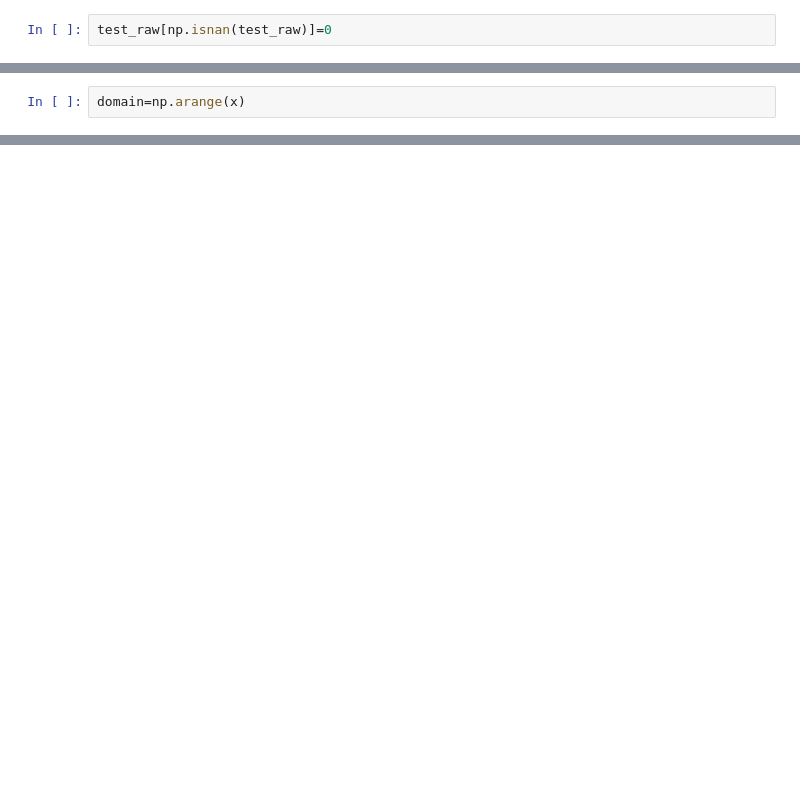
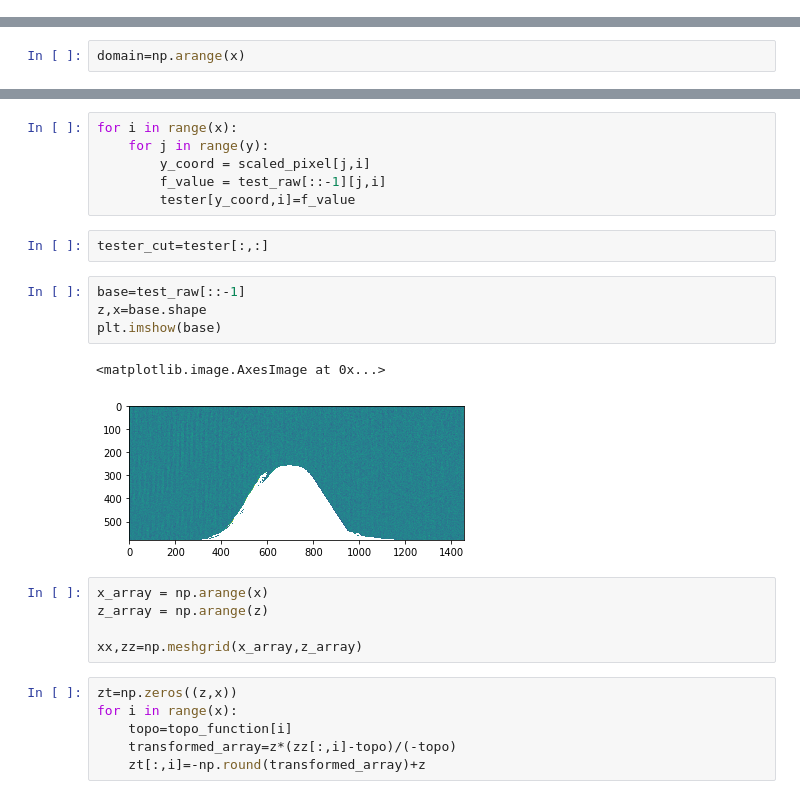
Before and after one commit to callummshaw/Lab_Ridge, a Jupyter notebook: Code/Short Term Visualisation- Fixed.ipynb, the cells around one changed output, grey strips where cells are left out. Saved outputs shown, nothing was run; the diff lists cells and outputs as text; blank space fills up the shorter version.

```diff
--- a/Code/Short Term Visualisation- Fixed.ipynb
+++ b/Code/Short Term Visualisation- Fixed.ipynb
@@ -549,2 +551,0 @@ plt.imshow(test_raw)
-# %%
-test_raw[np.isnan(test_raw)]=0
@@ -576,0 +604,26 @@ y
+# %%
+for i in range(x):
+    for j in range(y):
+        y_coord = scaled_pixel[j,i]
+        f_value = test_raw[::-1][j,i]
+        tester[y_coord,i]=f_value
+# %%
+tester_cut=tester[:,:]
+# %%
+base=test_raw[::-1]
+z,x=base.shape
+plt.imshow(base)
+# %% [output]
+<matplotlib.image.AxesImage at 0x...>
+[figure, added]
+# %%
+x_array = np.arange(x)
+z_array = np.arange(z)
+
+xx,zz=np.meshgrid(x_array,z_array)
+# %%
+zt=np.zeros((z,x))
+for i in range(x):
+    topo=topo_function[i]
+    transformed_array=z*(zz[:,i]-topo)/(-topo)
+    zt[:,i]=-np.round(transformed_array)+z
```
Also changed, not shown: parts of 39 cells of this notebook.
